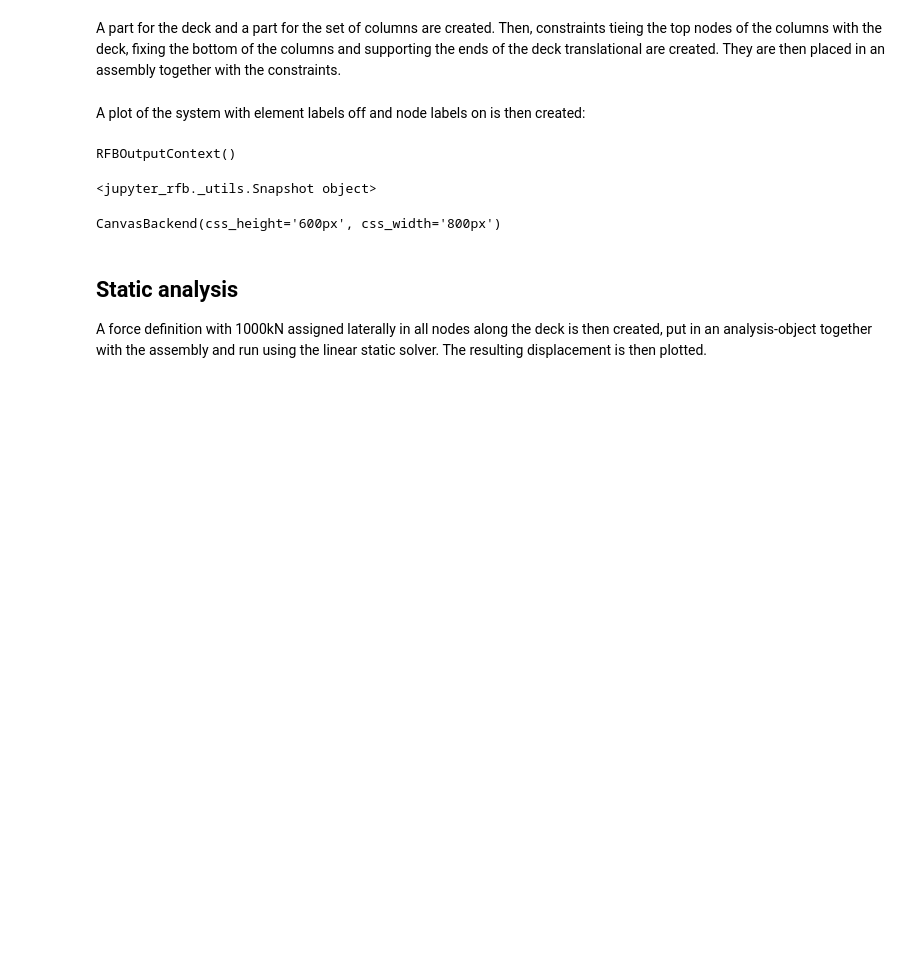
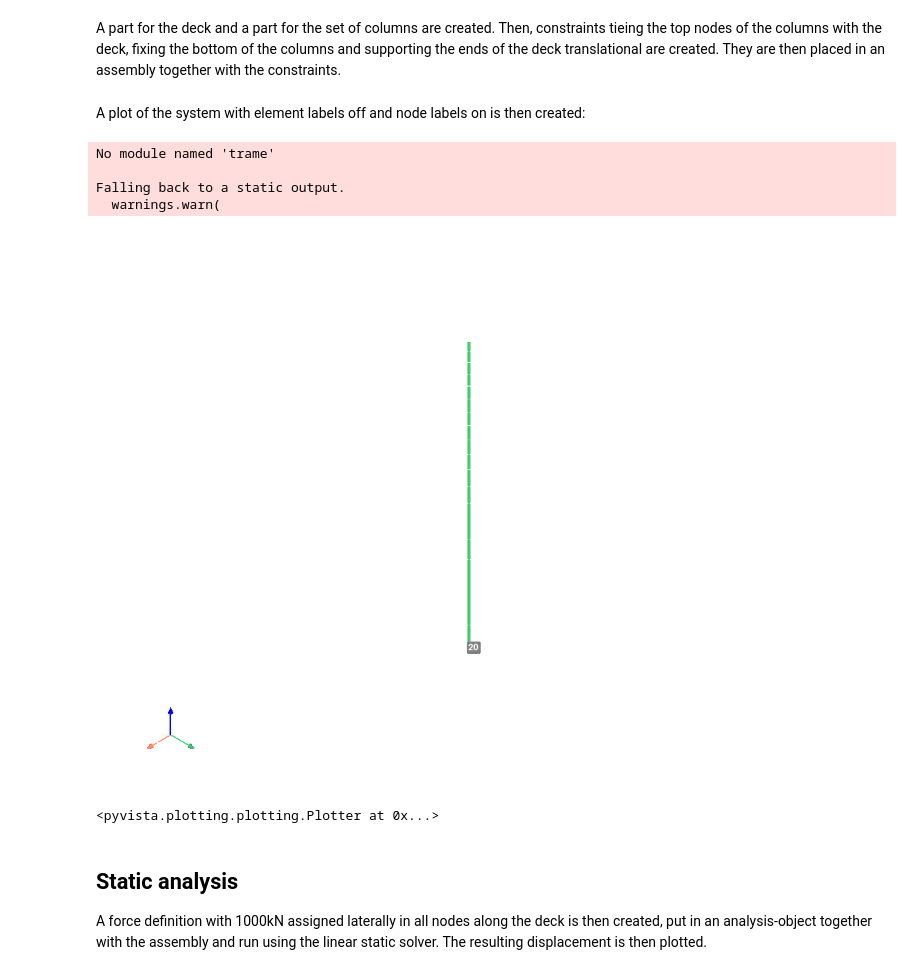
Before and after one commit to knutankv/beef, a Jupyter notebook: examples/Static and dynamic analysis of frame in 3D.ipynb, the cells around one changed output. Drawn from its saved outputs; the diff is of its cells as text; code cells hidden in the pictures; blank space fills up the shorter version.

```diff
--- a/examples/Static and dynamic analysis of frame in 3D.ipynb
+++ b/examples/Static and dynamic analysis of frame in 3D.ipynb
@@ -99,12 +94,14 @@ assembly = fe.Assembly([part1, part2], constraints=constraints)
 # %% [markdown]
 A plot of the system with element labels off and node labels on is then created:
 # %%
-sc, __ = assembly.plot(node_labels=True, element_labels=False)
-sc
+assembly.plot(node_labels=True, element_labels=False)
 # %% [output]
-RFBOutputContext()
+No module named 'trame'
+
+Falling back to a static output.
+  warnings.warn(
+[figure, added]
-<jupyter_rfb._utils.Snapshot object>
+<pyvista.plotting.plotting.Plotter at 0x...>
-CanvasBackend(css_height='600px', css_width='800px')
 # %% [markdown]
 ## Static analysis
 A force definition with 1000kN assigned laterally in all nodes along the deck is then created, put in an analysis-object together with the assembly and run using the linear static solver. The resulting displacement is then plotted.
```
Also changed, not shown: parts of 3 cells of this notebook, 5 other files.
